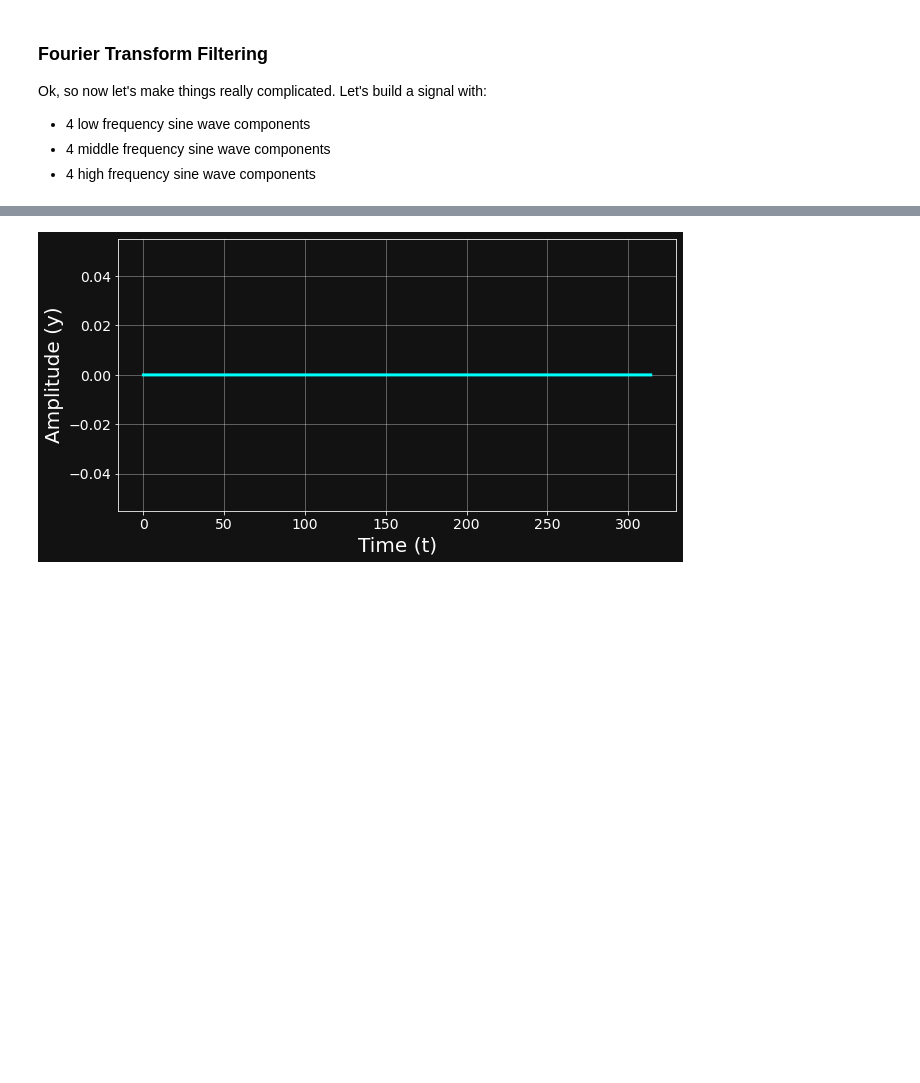
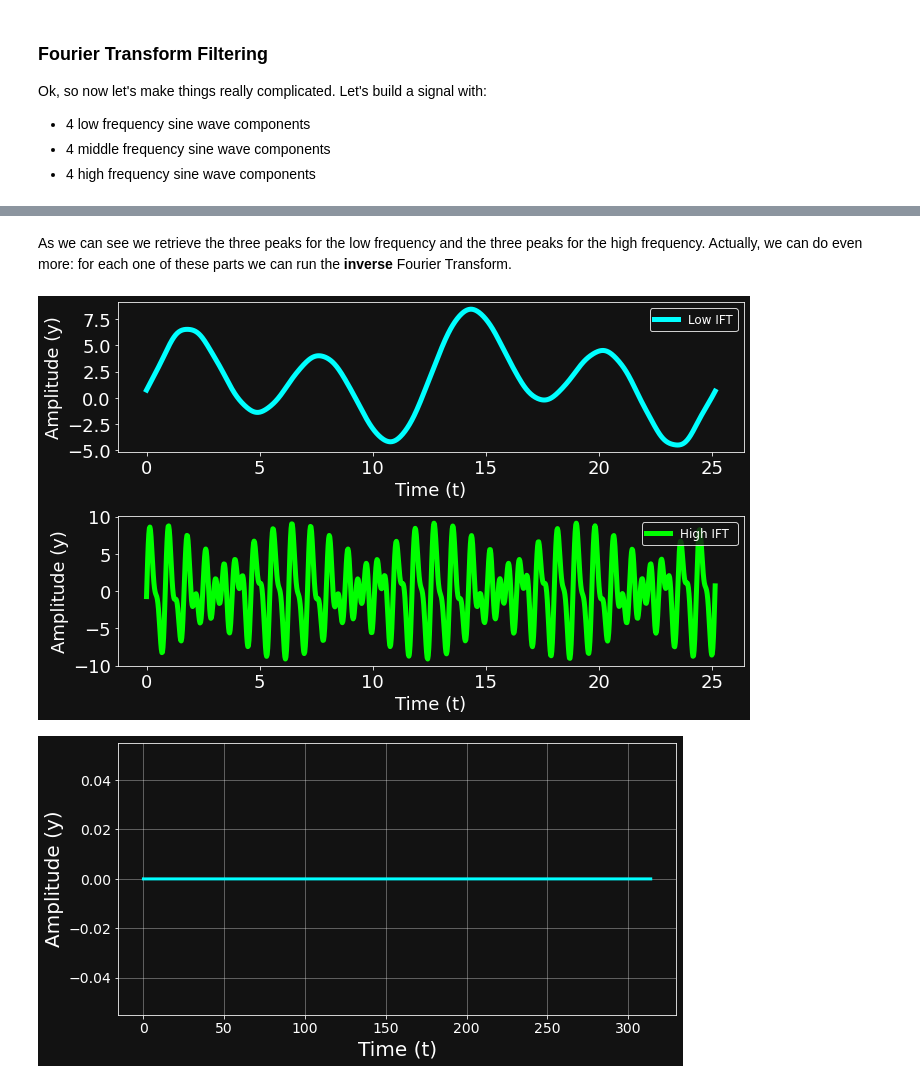
Before and after one commit to PieroPaialungaAI/FourierTransformModelling, a Jupyter notebook: frequency_ts_modelling.ipynb, the cells around one changed output, grey strips where cells are left out. Drawn from its saved outputs; the diff is of its cells as text; code cells hidden in the pictures; blank space fills up the shorter version.

```diff
--- a/frequency_ts_modelling.ipynb
+++ b/frequency_ts_modelling.ipynb
@@ -152,3 +189,27 @@ For ea
+# %% [markdown]
+As we can see we retrieve the three peaks for the low frequency and the three peaks for the high frequency. Actually, we can do even more: for each one of these parts we can run the **inverse** Fourier Transform.
+# %%
+low_ifft = np.fft.ifft(low_fft).real
+high_ifft = np.fft.ifft(high_fft).real
+plt.figure(figsize=(10,6))
+plt.subplot(2,1,1)
+plt.plot(t, low_ifft, lw = 5, color = 'cyan', label = 'Low IFT')
+plt.xlabel('Time (t)',fontsize= 18)
+plt.ylabel('Amplitude (y)',fontsize= 18)
+plt.xticks(fontsize = 18)
+plt.yticks(fontsize = 18)
+plt.legend(fontsize = 12)
+plt.subplot(2,1,2)
+plt.plot(t, high_ifft, lw = 5, color = 'lime', label = 'High IFT ')
+plt.xlabel('Time (t)',fontsize= 18)
+plt.ylabel('Amplitude (y)',fontsize= 18)
+plt.xticks(fontsize = 18)
+plt.yticks(fontsize = 18)
+plt.tight_layout()
+plt.legend(fontsize = 12)
+plt.savefig('images/fourier_filtering_ifft.svg')
+# %% [output]
+[figure, added]
 # %%
 from data import *
 # %%
```
Also changed, not shown: parts of 3 cells of this notebook.
